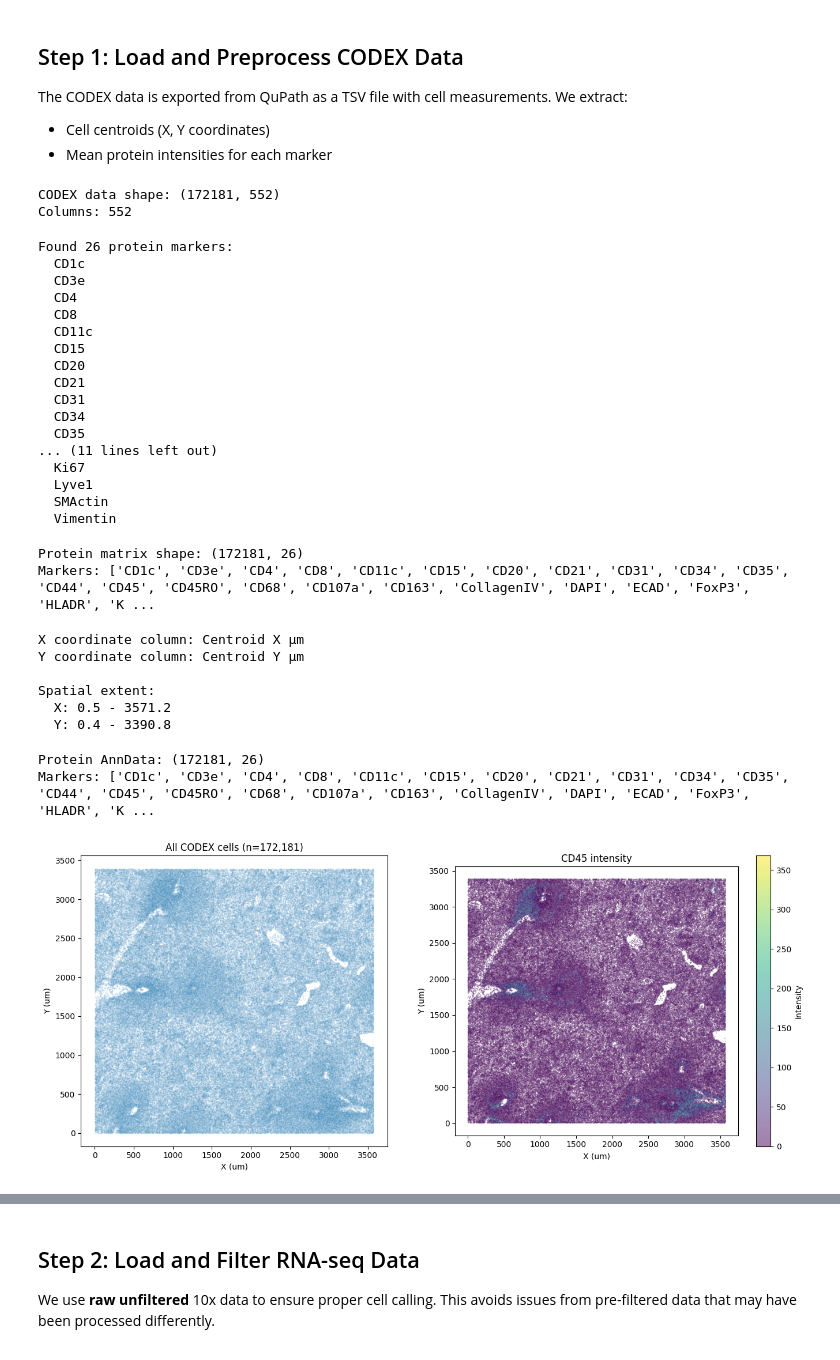
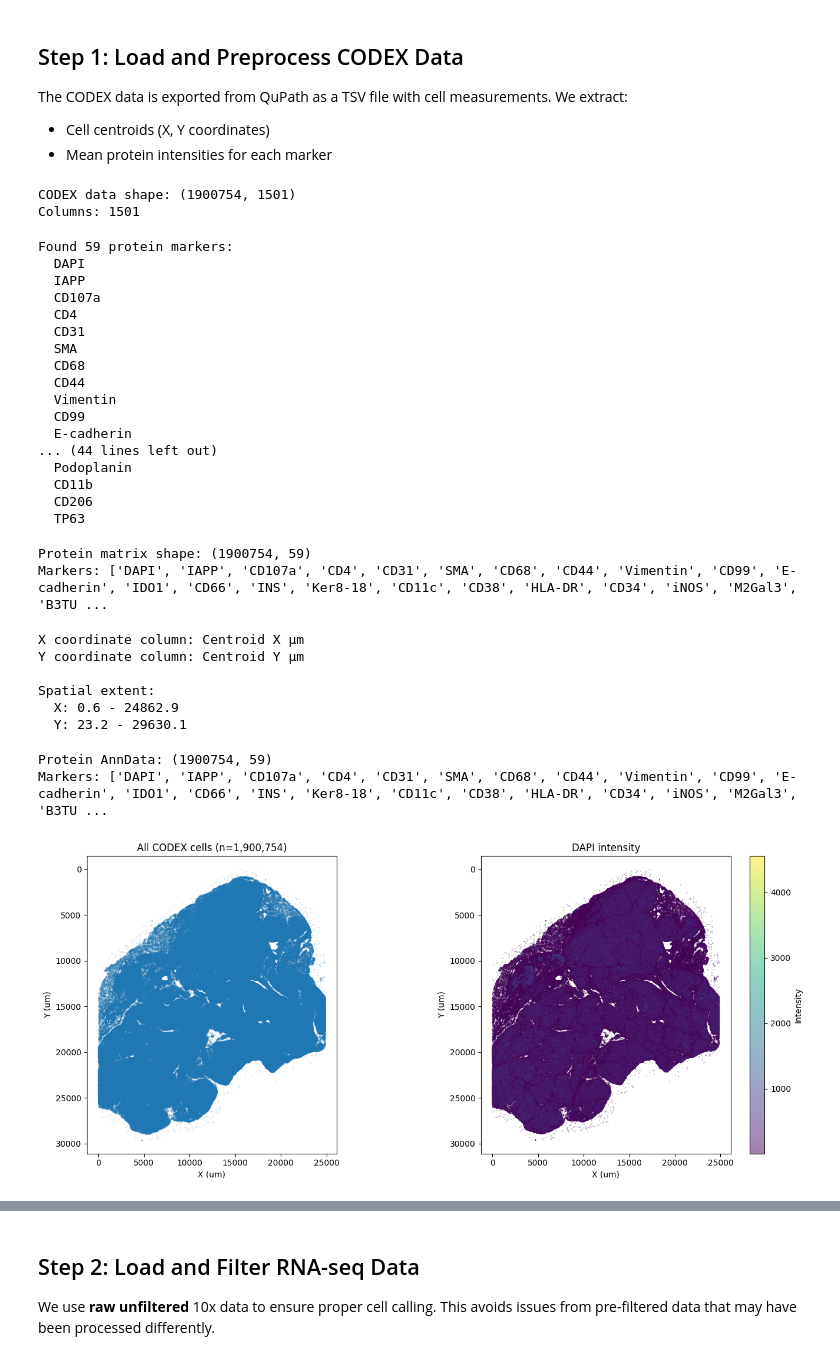
Before and after one commit to smith6jt-cop/maxfuse, a Jupyter notebook: notebooks/1_preprocessing.ipynb, the cells around one changed output, grey strips where cells are left out. Drawn from its saved outputs; the diff is of its cells as text; code cells hidden in the pictures.

```diff
--- a/notebooks/1_preprocessing.ipynb
+++ b/notebooks/1_preprocessing.ipynb
@@ -58,12 +58,12 @@ We extract:
 - Mean protein intensities for each marker
 # %%
 # Load CODEX data from TSV
-codex_df = pd.read_csv('data/1904CC2B_cells.tsv', sep='\t')
+codex_df = pd.read_csv('data/6551_cells.csv')
 print(f"CODEX data shape: {codex_df.shape}")
 print(f"Columns: {len(codex_df.columns)}")
 # %% [output]
-CODEX data shape: (172181, 552)
-Columns: 552
+CODEX data shape: (1900754, 1501)
+Columns: 1501
 # %%
 # Identify protein marker columns (Cell: *: Mean)
 marker_cols = [col for col in codex_df.columns if col.startswith('Cell:') and col.endswith(': Mean')]
@@ -73,23 +73,23 @@ for col in marker_cols:
     marker = col.split(':')[1].strip().split('(')[0].strip()
     print(f"  {marker}")
 # %% [output]
-Found 26 protein markers:
-  CD1c
-  CD3e
+Found 59 protein markers:
+  DAPI
+  IAPP
+  CD107a
   CD4
-  CD8
-  CD11c
-  CD15
-  CD20
-  CD21
   CD31
-  CD34
-  CD35
-... (11 lines left out)
-  Ki67
-  Lyve1
-  SMActin
+  SMA
+  CD68
+  CD44
   Vimentin
+  CD99
+  E-cadherin
+... (44 lines left out)
+  Podoplanin
+  CD11b
+  CD206
+  TP63
 # %%
 # Extract marker names and build protein expression matrix
 marker_names = []
@@ -103,8 +103,8 @@ protein_matrix = codex_df[marker_cols].values
 print(f"Protein matrix shape: {protein_matrix.shape}")
 print(f"Markers: {marker_names}")
 # %% [output]
-Protein matrix shape: (172181, 26)
-Markers: ['CD1c', 'CD3e', 'CD4', 'CD8', 'CD11c', 'CD15', 'CD20', 'CD21', 'CD31', 'CD34', 'CD35', 'CD44', 'CD45', 'CD45RO', 'CD68', 'CD107a', 'CD163', 'CollagenIV', 'DAPI', 'ECAD', 'FoxP3', 'HLADR', 'K ...
+Protein matrix shape: (1900754, 59)
+Markers: ['DAPI', 'IAPP', 'CD107a', 'CD4', 'CD31', 'SMA', 'CD68', 'CD44', 'Vimentin', 'CD99', 'E-cadherin', 'IDO1', 'CD66', 'INS', 'Ker8-18', 'CD11c', 'CD38', 'HLA-DR', 'CD34', 'iNOS', 'M2Gal3', 'B3TU ...
 # %%
 # Extract spatial coordinates
 # Look for centroid columns
@@ -123,8 +123,8 @@ X coordinate column: Centroid X µm
 Y coordinate column: Centroid Y µm
 
 Spatial extent:
-  X: 0.5 - 3571.2
-  Y: 0.4 - 3390.8
+  X: 0.6 - 24862.9
+  Y: 23.2 - 29630.1
 # %%
 # Create AnnData object for protein data
 protein_adata = ad.AnnData(protein_matrix.astype(np.float32))
@@ -136,33 +136,33 @@ protein_adata.obs_names = [f"cell_{i}" for i in range(protein_adata.n_obs)]
 print(f"Protein AnnData: {protein_adata.shape}")
 print(f"Markers: {list(protein_adata.var_names)}")
 # %% [output]
-Protein AnnData: (172181, 26)
-Markers: ['CD1c', 'CD3e', 'CD4', 'CD8', 'CD11c', 'CD15', 'CD20', 'CD21', 'CD31', 'CD34', 'CD35', 'CD44', 'CD45', 'CD45RO', 'CD68', 'CD107a', 'CD163', 'CollagenIV', 'DAPI', 'ECAD', 'FoxP3', 'HLADR', 'K ...
+Protein AnnData: (1900754, 59)
+Markers: ['DAPI', 'IAPP', 'CD107a', 'CD4', 'CD31', 'SMA', 'CD68', 'CD44', 'Vimentin', 'CD99', 'E-cadherin', 'IDO1', 'CD66', 'INS', 'Ker8-18', 'CD11c', 'CD38', 'HLA-DR', 'CD34', 'iNOS', 'M2Gal3', 'B3TU ...
 # %%
 # Quick spatial visualization
 fig, axes = plt.subplots(1, 2, figsize=(14, 6))
 
 # Plot all cells
 axes[0].scatter(x_coords, y_coords, s=0.1, alpha=0.3)
 axes[0].set_xlabel('X (um)')
 axes[0].set_ylabel('Y (um)')
 axes[0].set_title(f'All CODEX cells (n={len(x_coords):,})')
 axes[0].set_aspect('equal')
-
+axes[0].invert_yaxis()
 # Plot with CD45 intensity
 cd45_idx = marker_names.index('CD45') if 'CD45' in marker_names else 0
 scatter = axes[1].scatter(x_coords, y_coords, c=protein_matrix[:, cd45_idx],
                           s=0.1, alpha=0.5, cmap='viridis')
 axes[1].set_xlabel('X (um)')
 axes[1].set_ylabel('Y (um)')
 axes[1].set_title(f'{marker_names[cd45_idx]} intensity')
 axes[1].set_aspect('equal')
 plt.colorbar(scatter, ax=axes[1], label='Intensity')
-
+axes[1].invert_yaxis()
 plt.tight_layout()
 plt.show()
 # %% [output]
-[figure, old version]
+[figure, new version]
 # %%
 # Diagnostic: Explore CODEX data quality metrics
 # QuPath exports many morphology features we can use for filtering
```
Also changed, not shown: parts of 10 cells of this notebook, 4 other files.
